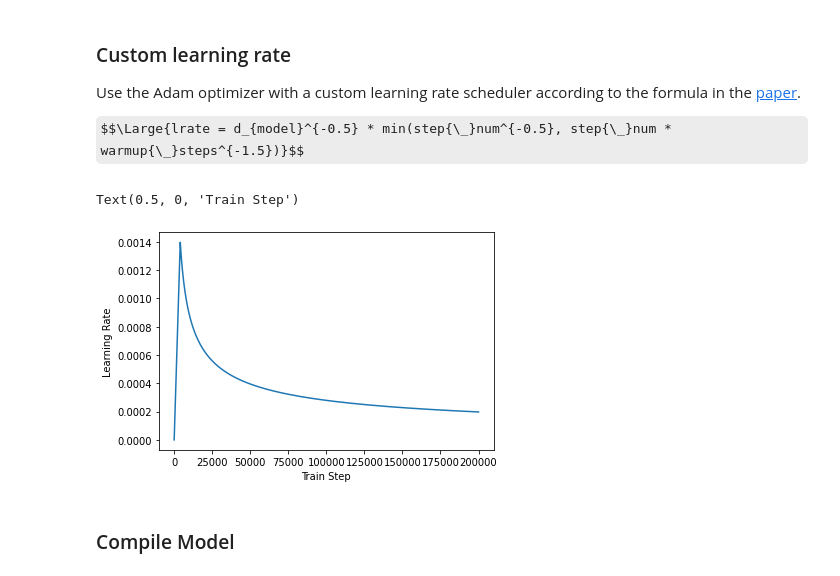
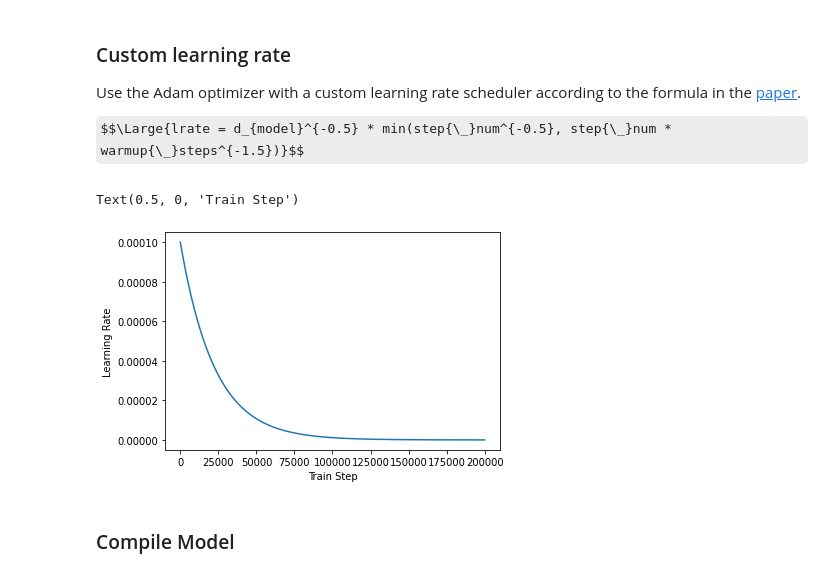
Before and after one commit to pedrov718/friendly_chat_bot, a Jupyter notebook: transformer_chatbot.ipynb, the cells around one changed output. Cells and saved outputs as stored; diff of their text form; code cells hidden in the pictures; some formulas as TeX source.

```diff
--- a/transformer_chatbot.ipynb
+++ b/transformer_chatbot.ipynb
@@ -737,12 +737,17 @@ class CustomSchedule(tf.keras.optimizers.schedules.LearningRateSchedule):
 # %%
-sample_learning_rate = CustomSchedule(d_model=128)
+#sample_learning_rate = CustomSchedule(d_model=128)
+
+sample_learning_rate = keras.optimizers.schedules.ExponentialDecay(
+    initial_learning_rate=1e-4,
+    decay_steps=5000,
+    decay_rate=0.8)
 
 plt.plot(sample_learning_rate(tf.range(200000, dtype=tf.float32)))
 plt.ylabel("Learning Rate")
 plt.xlabel("Train Step")
 # %% [output]
 Text(0.5, 0, 'Train Step')
-[figure, old version]
+[figure, new version]
 # %% [markdown]
 ### Compile Model
 # %%
```
Also changed, not shown: parts of 44 cells of this notebook.
